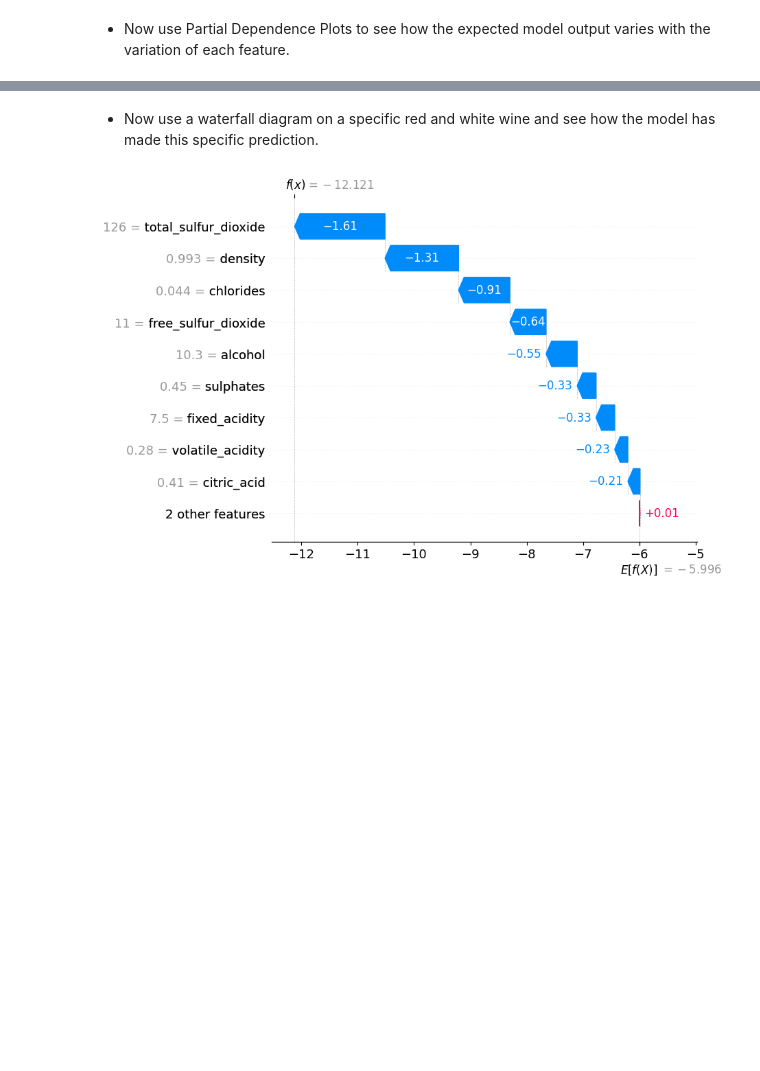
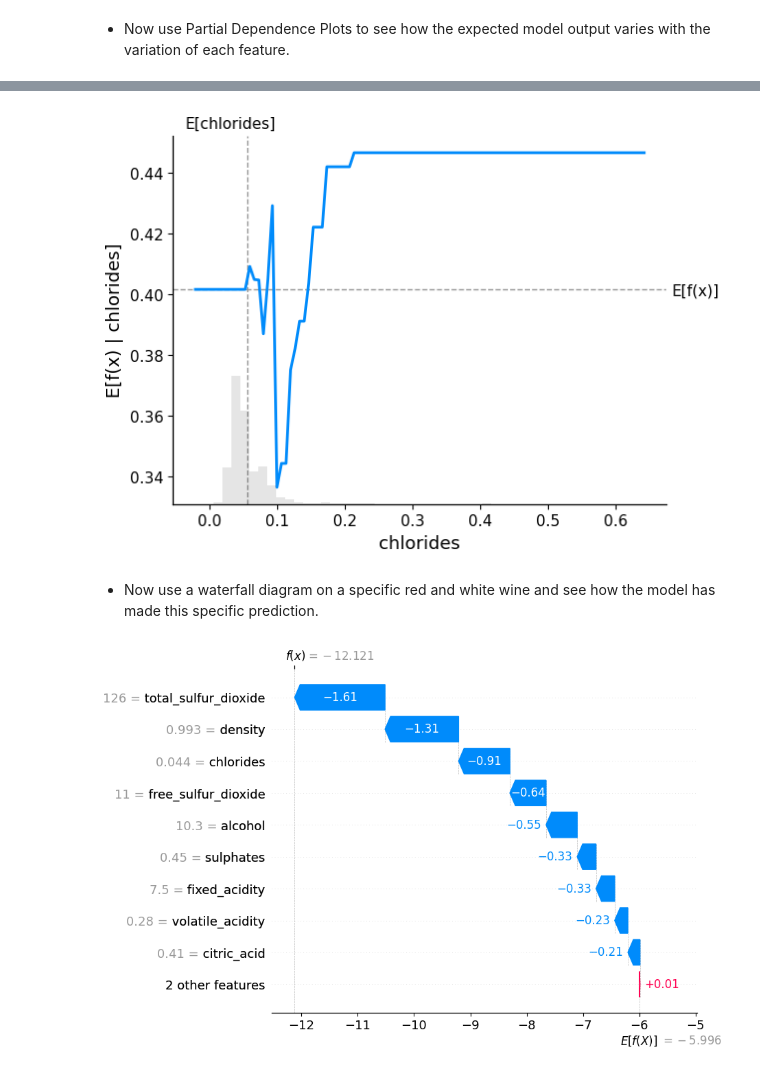
Before and after one commit to hei-isc-ml-stud/w4-isc-ml-GuilBess, a Jupyter notebook: week4-assignment.ipynb, the cells around one changed output, grey strips where cells are left out. Saved outputs shown, nothing was run; the diff lists cells and outputs as text; code cells hidden in the pictures; blank space fills up the shorter version.

```diff
--- a/week4-assignment.ipynb
+++ b/week4-assignment.ipynb
@@ -511,3 +537,15 @@ shap.partial_dependence_plot(
+# %%
+# Complete this cell with your code
+shap.partial_dependence_plot(
+    "chlorides",
+    gscv.best_estimator_.predict,
+    X.drop("color", axis=1),
+    ice=False,
+    model_expected_value=True,
+    feature_expected_value=True,
+)
+# %% [output]
+[figure, added]
 # %% [markdown]
 - Now use a waterfall diagram on a specific red and white wine and see how the model has made this specific prediction.
 # %%
```
Also changed, not shown: parts of 42 cells of this notebook, 1 other file.
